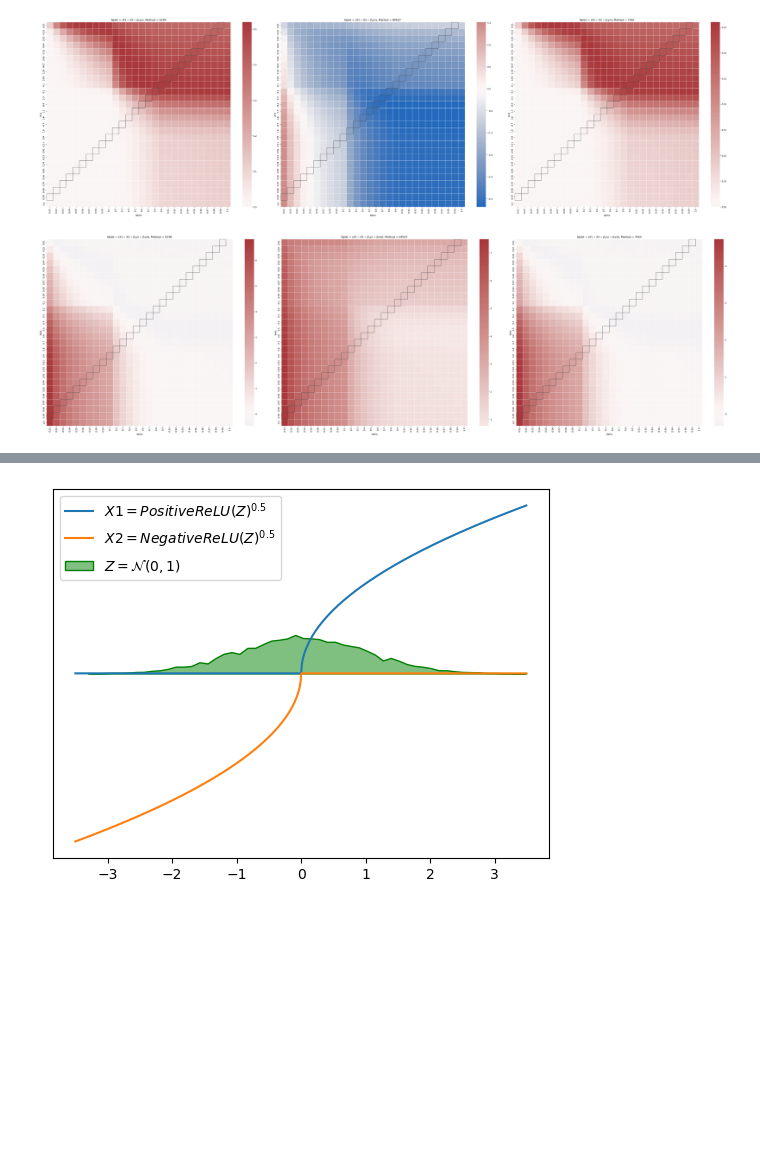
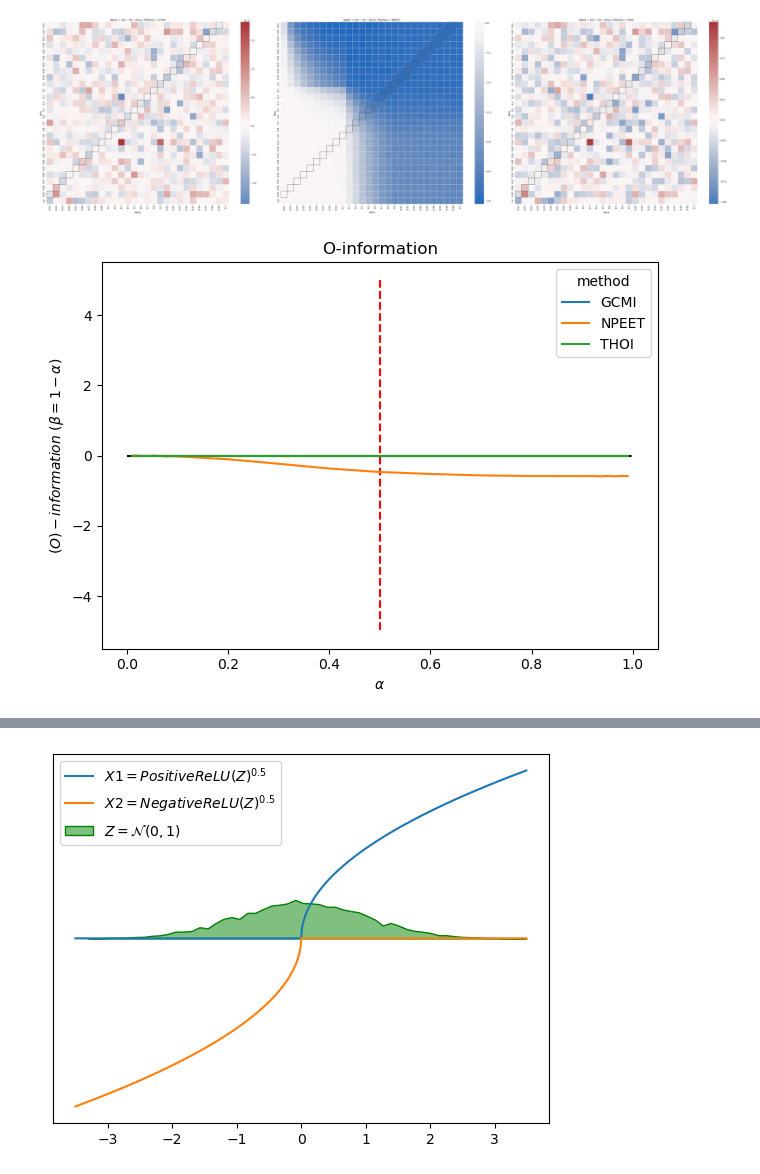
Before and after one commit to Laouen/Oinformation, a Jupyter notebook: analysis/o_information_qualitative.ipynb, the cells around one changed output, grey strips where cells are left out. Drawn from its saved outputs; the diff is of its cells as text; code cells hidden in the pictures; blank space fills up the shorter version.

```diff
--- a/analysis/o_information_qualitative.ipynb
+++ b/analysis/o_information_qualitative.ipynb
@@ -62,3 +62,14 @@ def plot_o_info_2d(df, nplet):
 
     plt.tight_layout()
     plt.show()
+# %%
+df1 = pd.read_csv('../benchmarking/results/o_info/system-relu_pow-0.5_repeat-20_t-10000.tsv', sep='\t')
+df2 = pd.read_csv('../benchmarking/results/o_info/system-relu_pow-0.5_repeat-20_t-10000_JDIT.tsv', sep='\t')
+
+df = pd.concat([df1, df2])
+
+for nplet in df['n-plet'].unique():
+    plot_o_info_2d(df, nplet)
+
+for nplet in df['n-plet'].unique():
+    plot_o_info_linear(df, nplet)
@@ -64,0 +81,11 @@ def plot_o_info_2d(df, nplet):
+# %%
+df1 = pd.read_csv('../benchmarking/results/o_info/system-relu_pow-1.0_repeat-20_t-10000.tsv', sep='\t')
+df2 = pd.read_csv('../benchmarking/results/o_info/system-relu_pow-1.0_repeat-20_t-10000_JDIT.tsv', sep='\t')
+
+df = pd.concat([df1, df2])
+
+for nplet in df['n-plet'].unique():
+    plot_o_info_2d(df, nplet)
+
+for nplet in df['n-plet'].unique():
+    plot_o_info_linear(df, nplet)
@@ -65,8 +97,11 @@ def plot_o_info_2d(df, nplet):
 # %%
-df = pd.read_csv('../benchmarking/results/o_info/system-relu_pow-0.5_repeat-20_t-10000.tsv', sep='\t')
+df = pd.read_csv('../benchmarking/results/o_info/system-xor_repeat-20_t-10000.tsv', sep='\t')
 
 for nplet in df['n-plet'].unique():
     plot_o_info_2d(df, nplet)
+
+for nplet in df['n-plet'].unique():
+    plot_o_info_linear(df, nplet)
 # %% [output]
-[figure, old version]
+[figure, new version]
-[figure, old version]
+[figure, new version]
```
Also changed, not shown: parts of 7 cells of this notebook, 14 other files.
